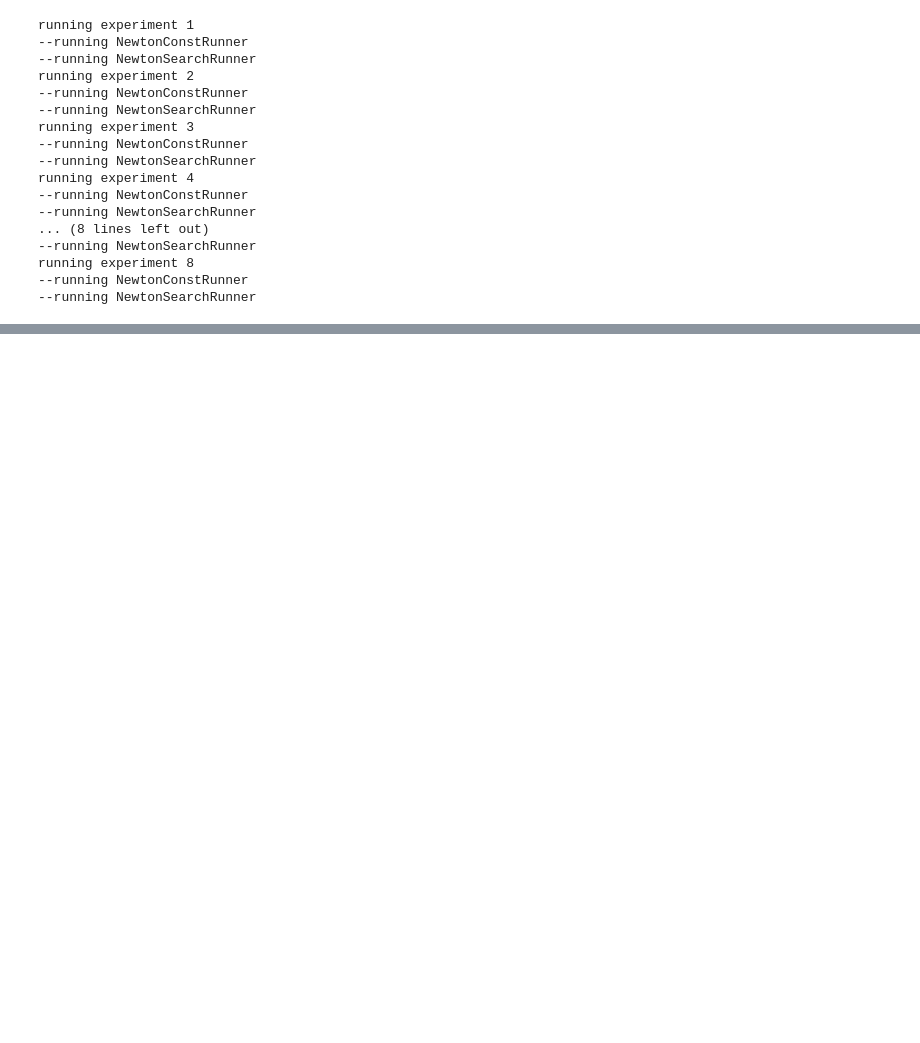
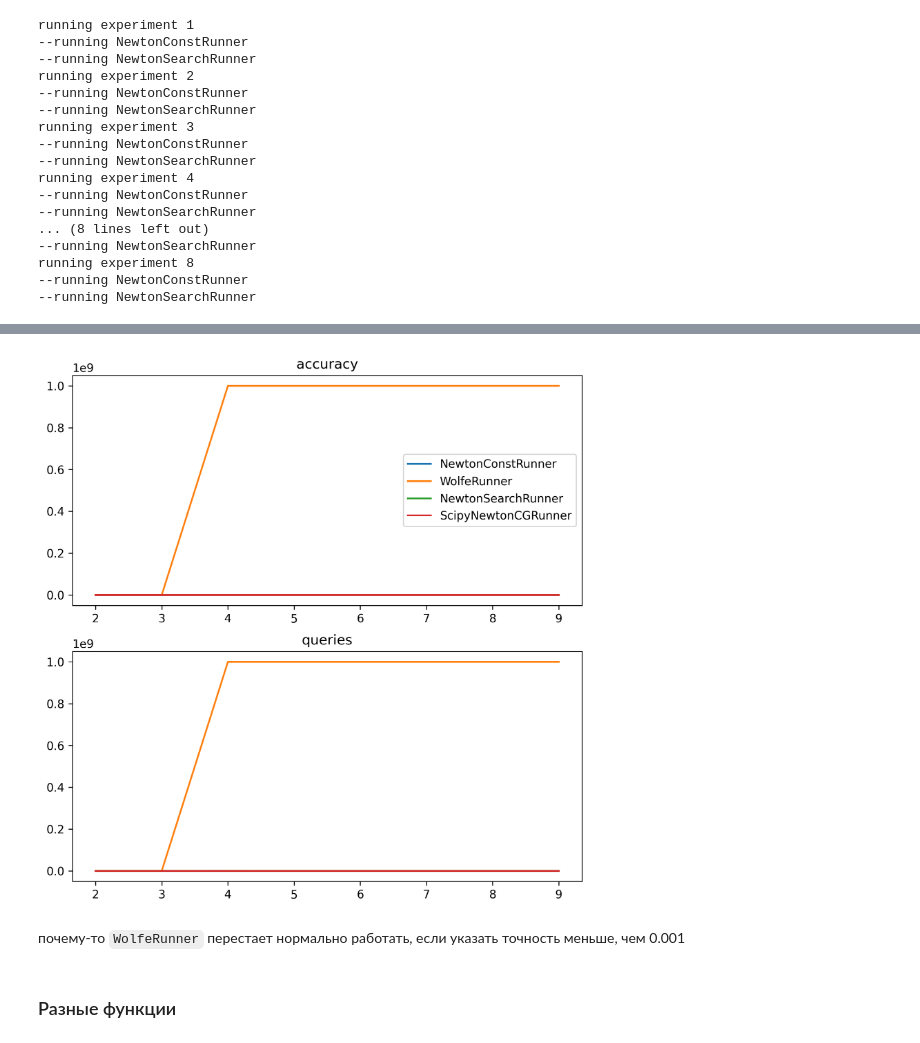
Before and after one commit to Vaniog/metopt, a Jupyter notebook: lab2/benchmarks.ipynb, the cells around one changed output, grey strips where cells are left out. Drawn from its saved outputs; the diff is of its cells as text; code cells hidden in the pictures; blank space fills up the shorter version.

```diff
--- a/lab2/benchmarks.ipynb
+++ b/lab2/benchmarks.ipynb
@@ -109,0 +114,8 @@ KeyboardInterrupt:
+# %%
+BenchmarkResult.plot_results(b, ACC_Q, list(map(str, range(2, 10))))
+# %% [output]
+[figure, added]
+# %% [markdown]
+почему-то `WolfeRunner` перестает нормально работать, если указать точность меньше, чем 0.001
+# %% [markdown]
+### Разные функции
```
Also changed, not shown: parts of 7 cells of this notebook, 8 other files.
